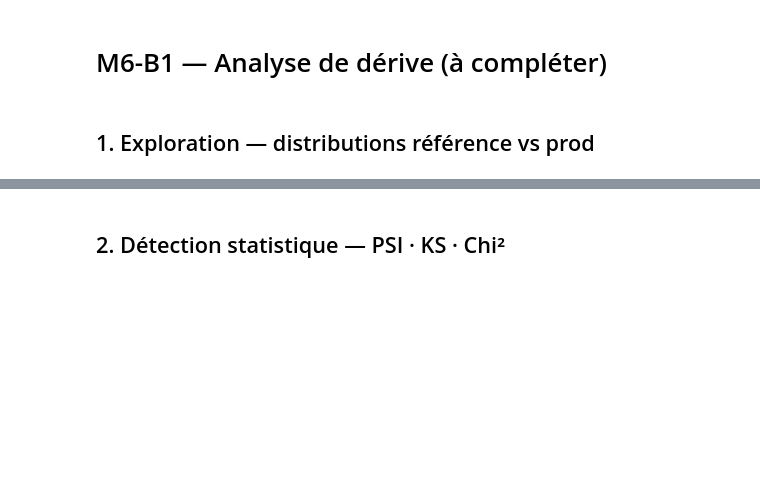
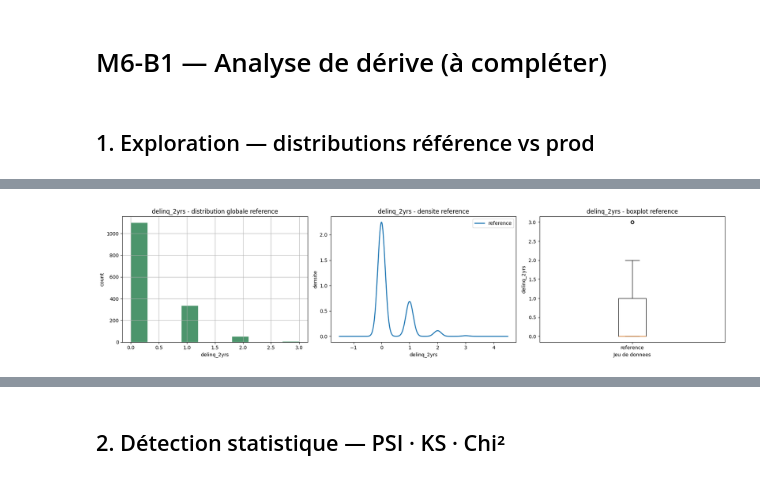
Before and after one commit to ddedomeni-j/M6-B1-pyrenex-drift-Romain-JulienD, a Jupyter notebook: notebooks/M6-B1_pyrenex-drift-Romain-JulienD.ipynb, the cells around one changed output, grey strips where cells are left out. Saved outputs shown, nothing was run; the diff lists cells and outputs as text; code cells hidden in the pictures; blank space fills up the shorter version.

```diff
--- a/notebooks/M6-B1_pyrenex-drift-Romain-JulienD.ipynb
+++ b/notebooks/M6-B1_pyrenex-drift-Romain-JulienD.ipynb
@@ -15,0 +308,42 @@ DATA_DIR = Path('../data')
+# %%
+df_ref = pd.read_csv("../data/reference_set.csv")
+
+col = "delinq_2yrs"
+
+fig, axes = plt.subplots(1, 3, figsize=(18, 4.5))
+
+df_ref[col].dropna().hist(
+    ax=axes[0],
+    bins=10,
+    color="#4c956c",
+    edgecolor="white",
+)
+axes[0].set_title(f"{col} - distribution globale reference")
+axes[0].set_xlabel(col)
+axes[0].set_ylabel("count")
+
+df_ref[col].dropna().plot(
+    kind="kde",
+    ax=axes[1],
+    color="#1f77b4",
+    linewidth=2,
+    label="reference",
+)
+axes[1].set_title(f"{col} - densite reference")
+axes[1].set_xlabel(col)
+axes[1].set_ylabel("densite")
+axes[1].legend()
+
+axes[2].boxplot(
+    [df_ref[col].dropna()],
+    tick_labels=["reference"],
+    showfliers=True,
+)
+axes[2].set_title(f"{col} - boxplot reference")
+axes[2].set_xlabel("Jeu de donnees")
+axes[2].set_ylabel(col)
+
+plt.tight_layout()
+plt.show()
+# %% [output]
+[figure, added]
```
Also changed, not shown: parts of 10 cells of this notebook.
